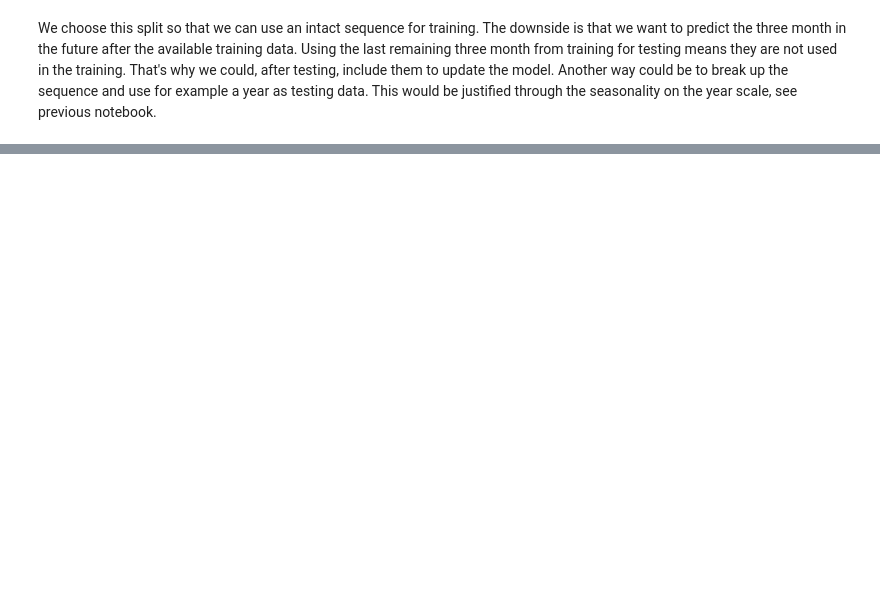
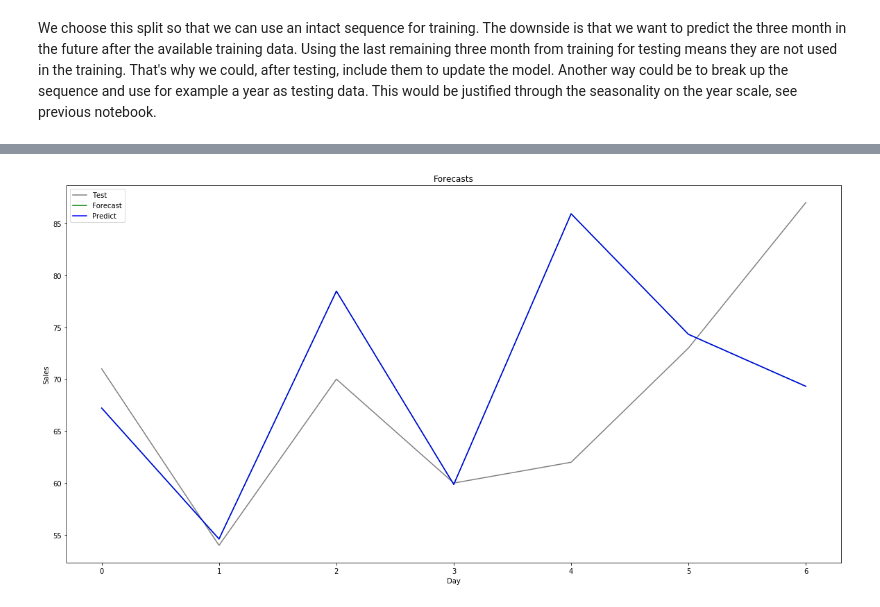
Before and after one commit to Dave-K1/Store_Item_Demand_Forcasting, a Jupyter notebook: 02_Statistical_Models.ipynb, the cells around one changed output, grey strips where cells are left out. Drawn from its saved outputs; the diff is of its cells as text; code cells hidden in the pictures; blank space fills up the shorter version.

Commit message:
Finished ARIMA and SARIMA

```diff
--- a/02_Statistical_Models.ipynb
+++ b/02_Statistical_Models.ipynb
@@ -210,0 +92,81 @@ Try: Long memory time series
+# %%
+## Remove seasonal component in data
+def difference(data, interval=365):
+    diff = []
+    for i in range(interval, len(data)):
+        value = data[i] - data[i - interval]
+        diff.append(value)
+
+    return np.array(diff)
+
+## Reconstruct seasonality
+def inverse_difference(history, yhat, interval=365):
+
+    return yhat + history[-interval]
+# %%
+## Get data for store 4 and item 7:
+store = 4
+item = 7
+
+train_4_7, dates_train, test_4_7, dates_test = get_sales(train, test, store, item)
+
+## Remove seasonal component in data
+differenced = difference(train_4_7, 365)
+
+## Fit model with arbitray order
+model = ARIMA(differenced, order=(7, 0, 1))
+model_fit = model.fit(disp=0)
+
+## Predictions
+print("=============================\nOne step out-of-sample forecast\n")
+### 1. One step out-of-sample forecasts
+##### Forecast function
+forecast = model_fit.forecast()[0]
+forecast = inverse_difference(train_4_7, forecast, 365)
+
+#### Predict function
+start = len(differenced)
+end = len(differenced)
+prediction = model_fit.predict(start, end)
+prediction = inverse_difference(train_4_7, prediction, 365)
+
+print("True value: {}\nForecast function: {} | Predict function: {}".format(test_4_7[0], forecast, prediction))
+print("=============================\nMultiple step out-of-sample forecast\n")
+
+### 2. Multiple step out-of-sample forecast
+#### Forecast function
+days = 7
+
+forecast = model_fit.forecast(steps=days)[0]
+
+history = [x for x in train_4_7]
+day = 1
+for yhat in forecast:
+    inverted = inverse_difference(history, yhat, 365)
+    history.append(inverted)
+    day +=1
+
+#### Predict function
+start = len(differenced)
+end = start + days-1
+
+prediction = model_fit.predict(start, end)
+
+history_pred = [x for x in train_4_7]
+day = 1
+for yhat in prediction:
+    inverted = inverse_difference(history_pred, yhat, 365)
+    history_pred.append(inverted)
+    day +=1
+
+## Plots
+plt.figure(figsize=[20,10])
+plt.title("Forecasts")
+plt.plot(test_4_7[:days], color='grey', label='Test')
+plt.plot(history[-days:], color='green', label='Forecast')
+plt.plot(history_pred[-days:], color='blue', label='Predict')
+plt.xlabel("Day")
+plt.ylabel("Sales")
+plt.legend()
+plt.show()
+# %% [output]
@@ -210,0 +180 @@ Try: Long memory time series
+[figure, added]
```
Also changed, not shown: parts of 40 cells of this notebook.
